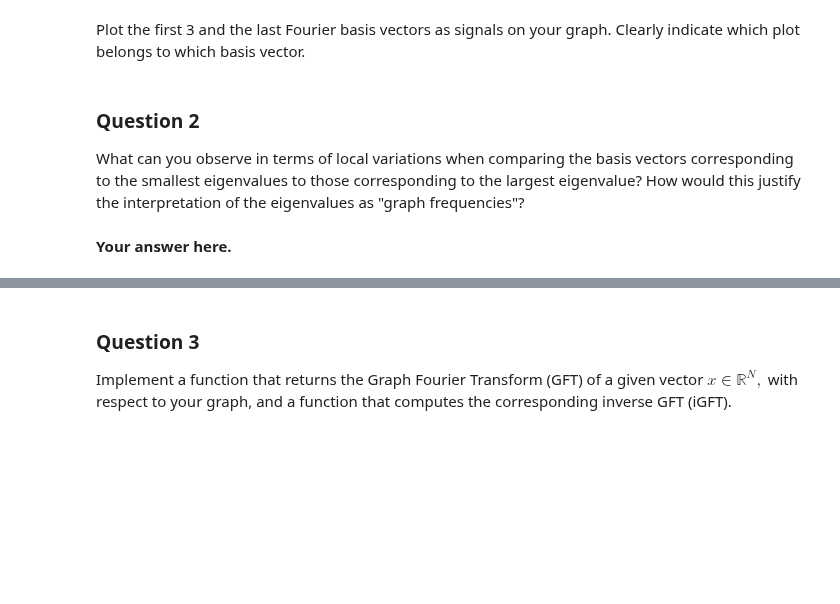
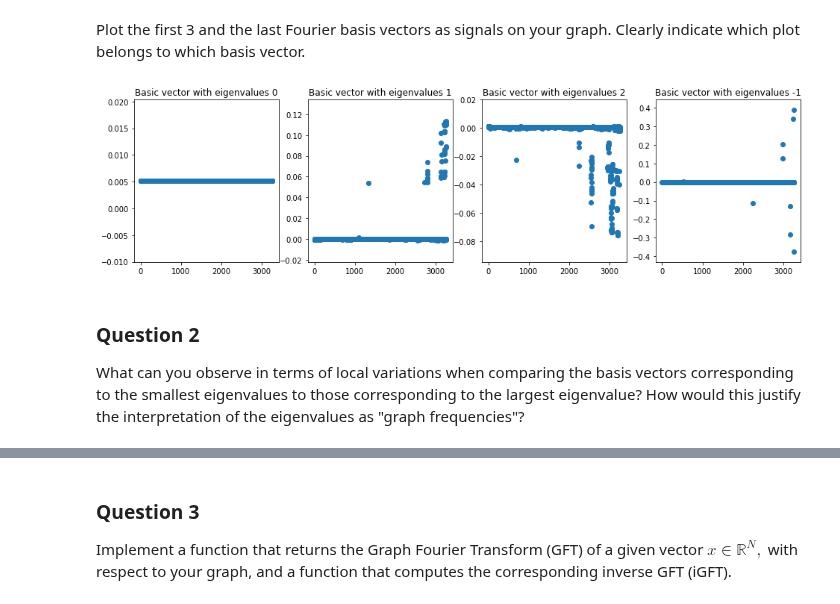
Before and after one commit to ownzonefeng/ntds_groupwork, a Jupyter notebook: Milestone4/4_graph_signal_processing.ipynb, the cells around one changed output, grey strips where cells are left out. Saved outputs shown, nothing was run; the diff lists cells and outputs as text; code cells hidden in the pictures; blank space fills up the shorter version.

```diff
--- a/Milestone4/4_graph_signal_processing.ipynb
+++ b/Milestone4/4_graph_signal_processing.ipynb
@@ -100,8 +97,15 @@ _Note_: If your features/labels are not floating-point numbers, please convert t
+# %%
+D = sparse.diags(n_degree)
+laplacian_combinatorial = D - GC_sparse
+
+# Your code here.
+D_root_inv = sparse.diags(np.sqrt(1/n_degree))
+laplacian_normalized =  D_root_inv.dot(laplacian_combinatorial.dot(D_root_inv))
 # %%
-laplacian = # Your code here.
-gradient = # Your code here.
-labels = # Your code here.
-n_nodes = # Your code here.
+laplacian = laplacian_normalized# Your code here.
+# gradient = # Your code here. ?S.T @ x
+# labels = # Your code here.s
+n_nodes = GC.shape[0]# Your code here.
 # %% [markdown]
 ## 1 - Graph Fourier Transform
 
@@ -110,8 +114,10 @@ In this section we will observe how your feature/label vector looks like in the
 ### Question 1
 
 Compute the Fourier basis vectors and the Laplacian eigenvalues. Make sure to order those from smaller to larger, $\lambda_0 \leq \lambda_1 \leq \dots \leq \lambda_{N-1},$ and use the same ordering for the Fourier basis vectors.
+# %%
+e,U = np.linalg.eigh(laplacian.A)
 # %%
-e = # Ordered Laplacian eigenvalues.
-U = # Ordered graph Fourier basis.
+#e = # Ordered Laplacian eigenvalues.
+#U = # Ordered graph Fourier basis.
 # %% [markdown]
 Plot the first 3 and the last Fourier basis vectors as signals on your graph. Clearly indicate which plot belongs to which basis vector.
@@ -120,6 +124,15 @@ Plot the first 3 and the last Fourier basis vectors as signals on your graph. Cl
+# %%
+# Your code here.
+i = [0,1,2,-1]
+fig,ax = plt.subplots(1,4,figsize=(16,4))
+
+for idx in i:
+    ax[idx].scatter(x=np.arange(0,n_nodes),y=np.dot(D_root_inv.A,U[:,idx]))
+    #ax[idx].scatter(x=np.arange(0,n_nodes),y=U[:,idx])
+    ax[idx].set_title('Basic vector with eigenvalues '+str(i[idx]))
+# %% [output]
+[figure, added]
 # %% [markdown]
 ### Question 2
 
 What can you observe in terms of local variations when comparing the basis vectors corresponding to the smallest eigenvalues to those corresponding to the largest eigenvalue? How would this justify the interpretation of the eigenvalues as "graph frequencies"?
-# %% [markdown]
-**Your answer here.**
```
Also changed, not shown: parts of 15 cells of this notebook, 4 other files.
